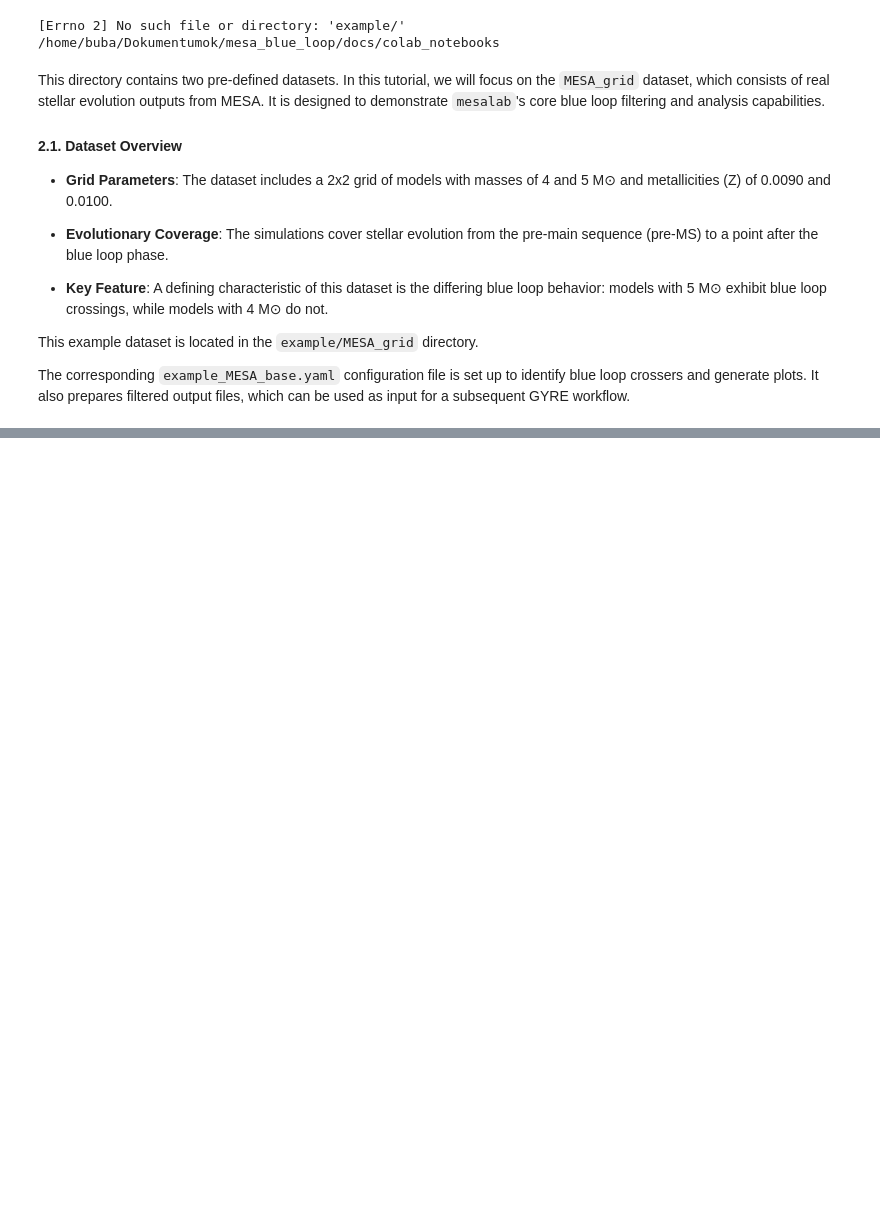
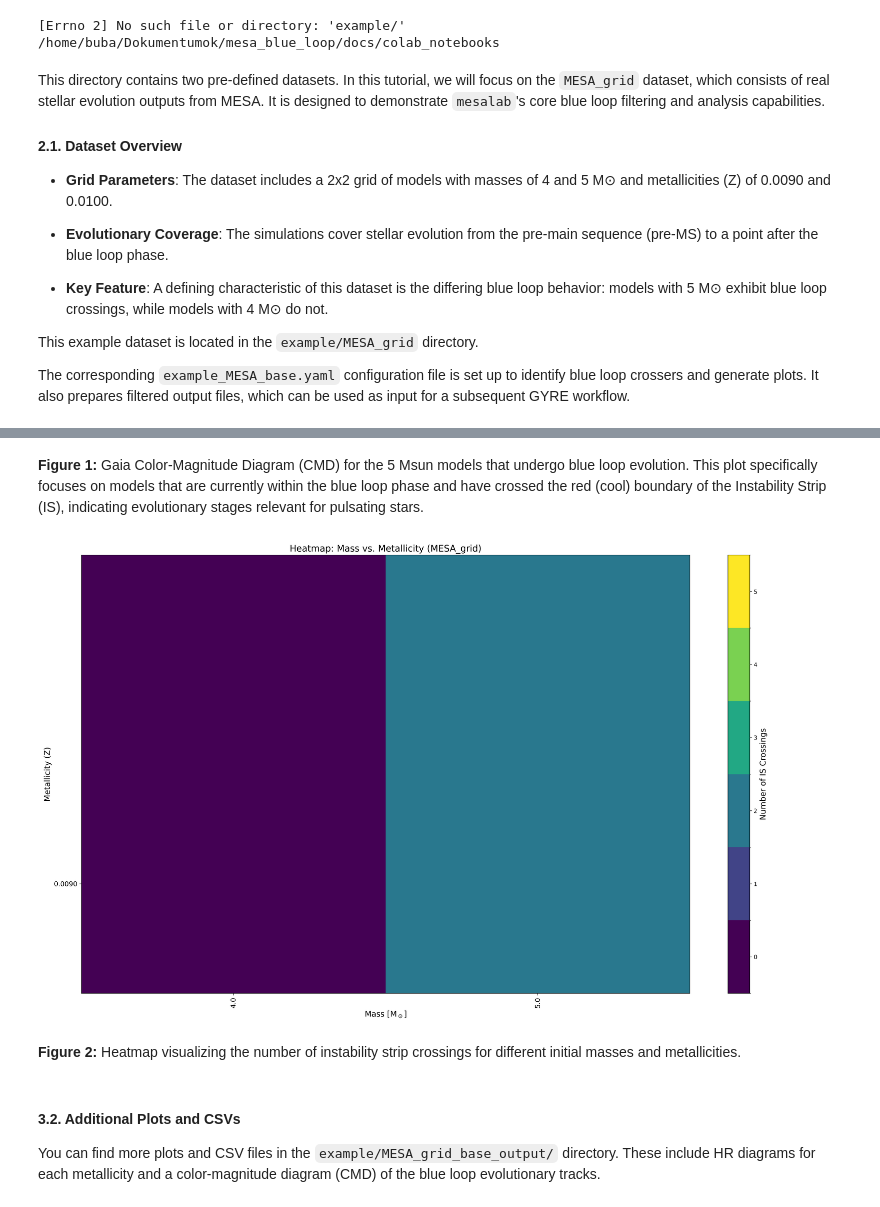
Before and after one commit to tnehezd/mesalab, a Jupyter notebook: docs/colab_notebooks/mesalab_full_tutorial.ipynb, the cells around one changed output, grey strips where cells are left out. Drawn from its saved outputs; the diff is of its cells as text; code cells hidden in the pictures; blank space fills up the shorter version.

```diff
--- a/docs/colab_notebooks/mesalab_full_tutorial.ipynb
+++ b/docs/colab_notebooks/mesalab_full_tutorial.ipynb
@@ -121,0 +133,13 @@ You can easily run your first example by executing `mesalab` with the provided c
+# %% [markdown]
+**Figure 1:** Gaia Color-Magnitude Diagram (CMD) for the 5 Msun models that undergo blue loop evolution. This plot specifically focuses on models that are currently within the blue loop phase and have crossed the red (cool) boundary of the Instability Strip (IS), indicating evolutionary stages relevant for pulsating stars.
+# %%
+Image(filename='MESA_grid_base_output/plots/mesa_grid_blue_loop_heatmap.png')
+# %% [output]
+[figure, added]
+# %% [markdown]
+**Figure 2:** Heatmap visualizing the number of instability strip crossings for different initial masses and metallicities.
+# %% [markdown]
+#### 3.2. Additional Plots and CSVs
+
+
+You can find more plots and CSV files in the `example/MESA_grid_base_output/` directory. These include HR diagrams for each metallicity and a color-magnitude diagram (CMD) of the blue loop evolutionary tracks.
```
Also changed, not shown: parts of 4 cells of this notebook.
